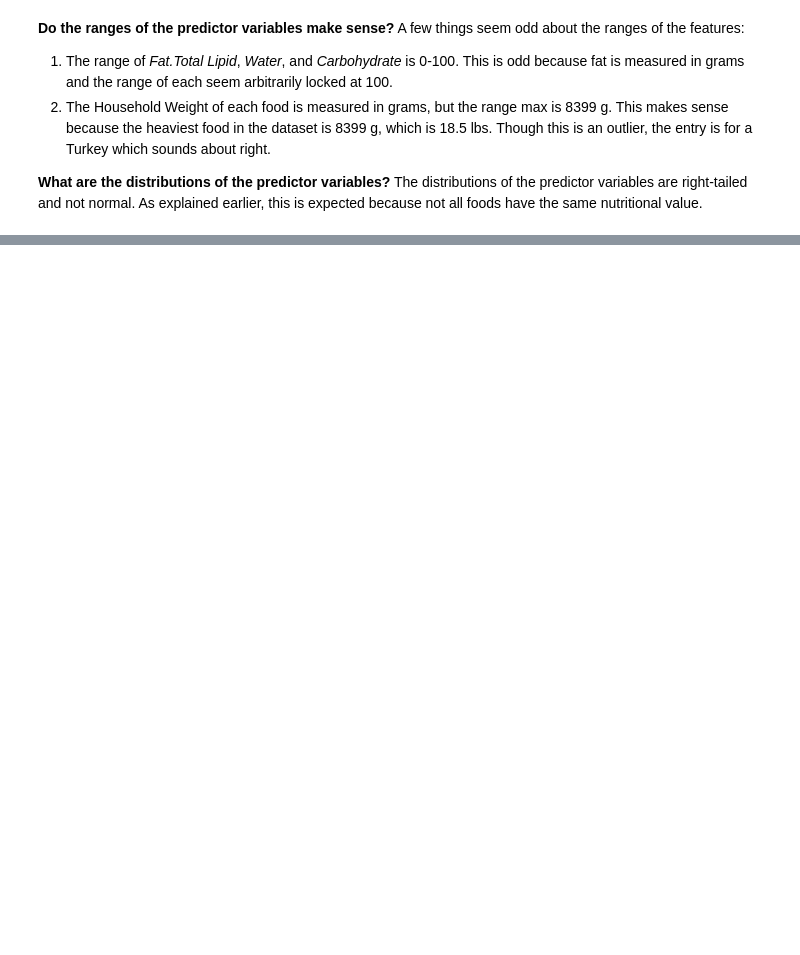
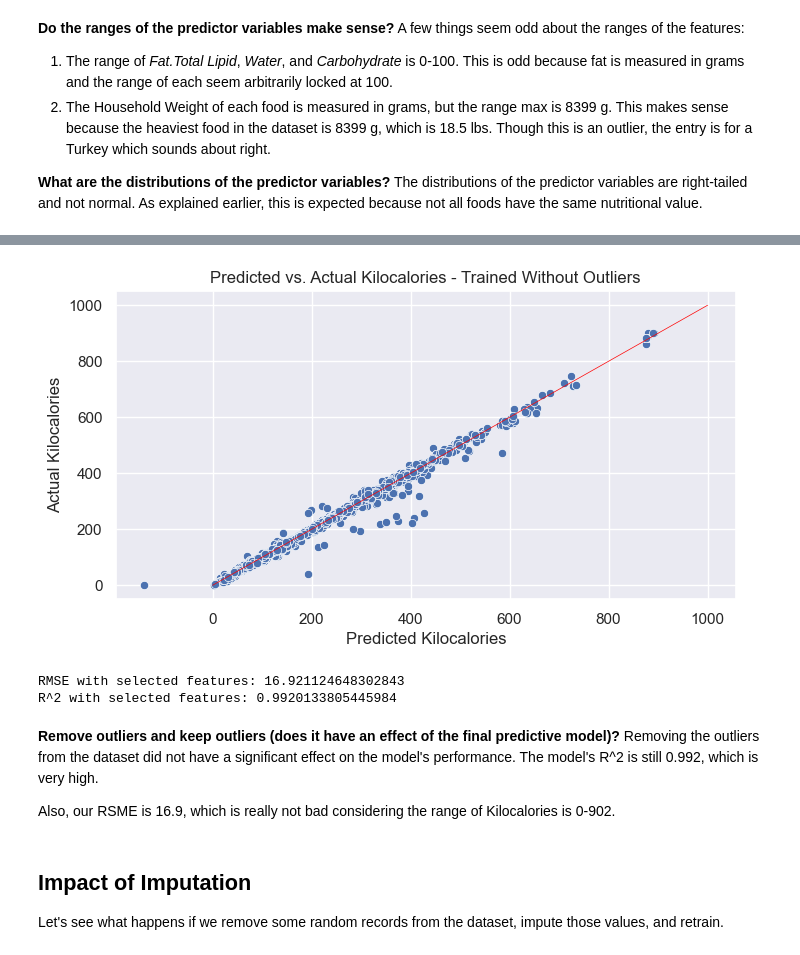
Before and after one commit to vishnuraosharma/exploratory-data-analysis, a Jupyter notebook: Nutrition /ML_Data_Cleaning_and_Feature_Selection_Food_Nutrition.ipynb, the cells around one changed output, grey strips where cells are left out. Saved outputs shown, nothing was run; the diff lists cells and outputs as text; code cells hidden in the pictures; blank space fills up the shorter version.

```diff
--- a/Nutrition /ML_Data_Cleaning_and_Feature_Selection_Food_Nutrition.ipynb
+++ b/Nutrition /ML_Data_Cleaning_and_Feature_Selection_Food_Nutrition.ipynb
@@ -476,0 +701,37 @@ print(model.score(X_test, y_test))
+# %%
+# Let's take a look at the model's performance on the same testing data from the full dataset
+# Make predictions on the test set
+y_pred = model_no_outlier.predict(X_test)
+
+# Plot RSME vs. Predicted Kilocalories
+sns.scatterplot(x=y_pred.flatten(), y=y_test.values.flatten())
+
+# Plot a line from (0,0) to (5000, 5000)
+plt.plot([0, 1000], [0, 1000], color='red', lw=0.5)
+
+# Set the x and y axes labels
+plt.xlabel('Predicted Kilocalories')
+plt.ylabel('Actual Kilocalories')
+
+# Set the plot title and show the plot
+plt.title('Predicted vs. Actual Kilocalories - Trained Without Outliers')
+plt.show()
+
+# Calculate RMSE on the test set
+rmse = np.sqrt(mean_squared_error(y_test, y_pred))
+print(f"RMSE with selected features: {rmse}")
+
+# Calculate R^2 on the test set
+r2 = model.score(X_test, y_test)
+print(f"R^2 with selected features: {r2}")
+# %% [output]
+[figure, added]
+RMSE with selected features: 16.921124648302843
+R^2 with selected features: 0.9920133805445984
+# %% [markdown]
+**Remove outliers and keep outliers (does it have an effect of the final predictive model)?** Removing the outliers from the dataset did not have a significant effect on the model's performance. The model's R^2 is still 0.992, which is very high.
+
+Also, our RSME is 16.9, which is really not bad considering the range of Kilocalories is 0-902.
+# %% [markdown]
+## Impact of Imputation
+Let's see what happens if we remove some random records from the dataset, impute those values, and retrain.
```
Also changed, not shown: parts of 48 cells of this notebook.
